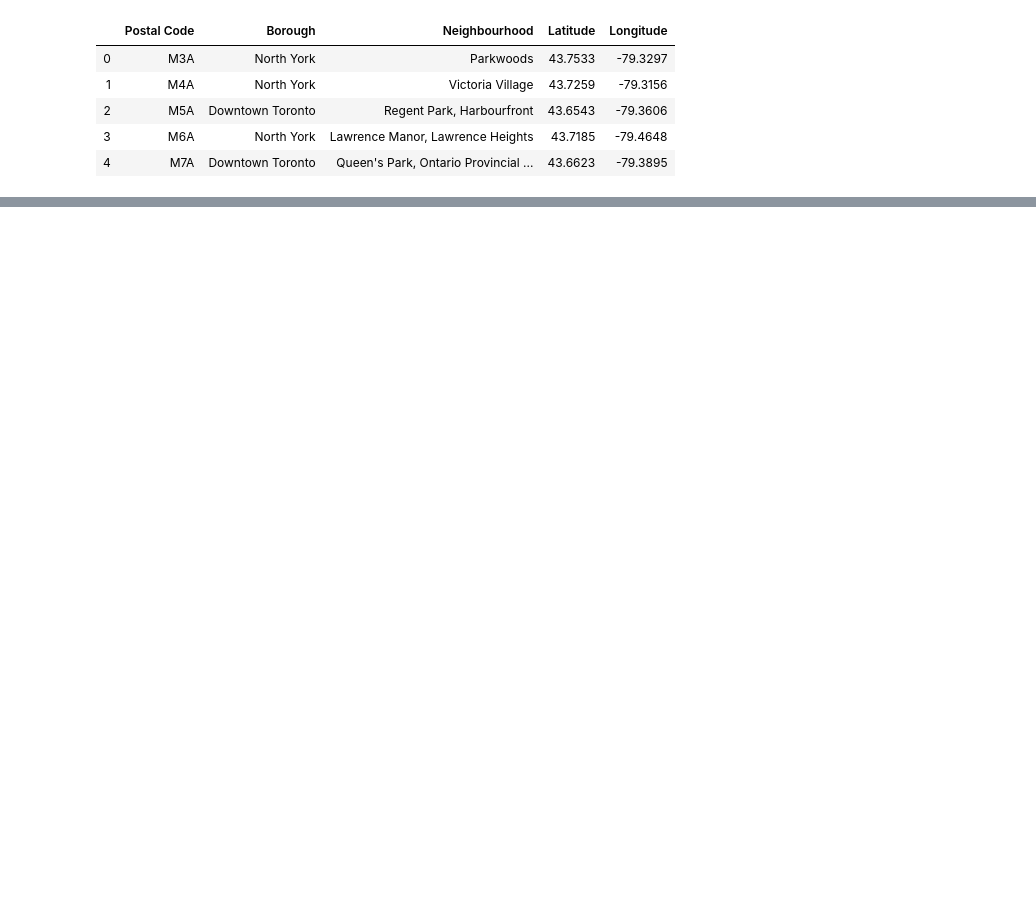
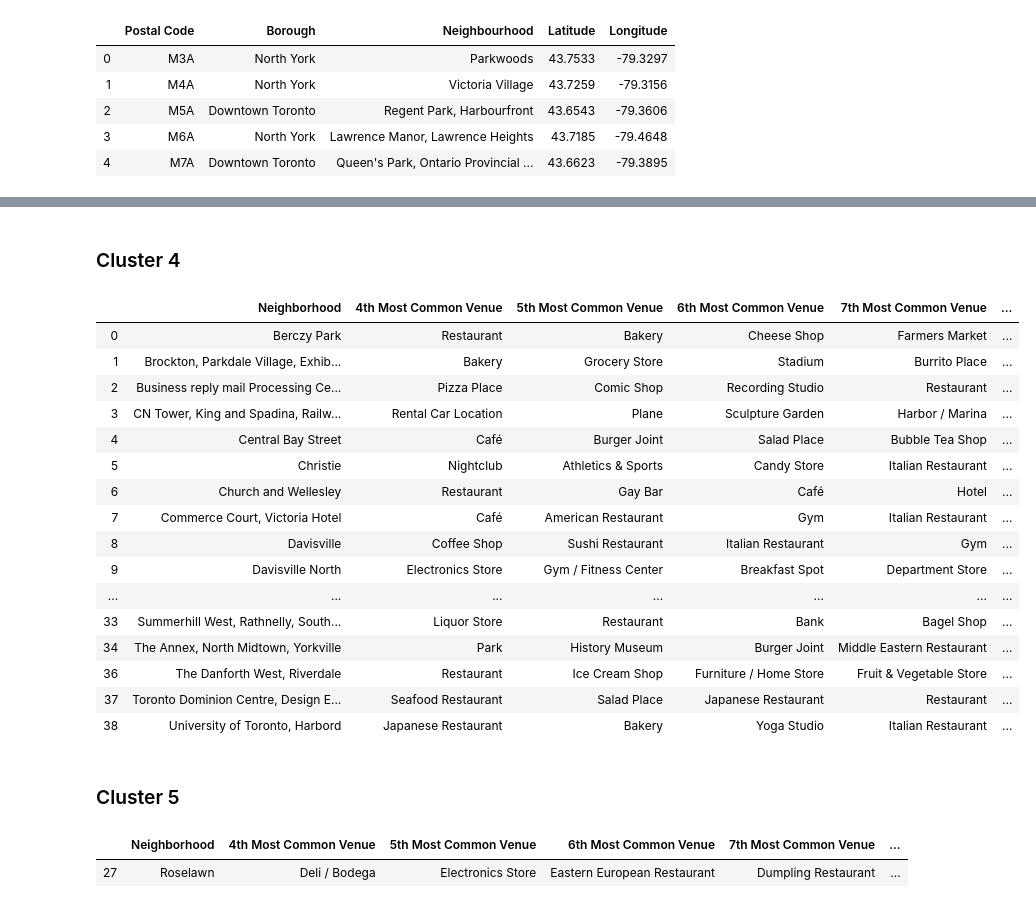
Before and after one commit to esperanza-garijo/Coursera_Capstone, a Jupyter notebook: neighbourhoods.ipynb, the cells around one changed output, grey strips where cells are left out. Cells and saved outputs as stored; diff of their text form; code cells hidden in the pictures; blank space fills up the shorter version.

Commit message:
Neighbourhoods v.3

```diff
--- a/neighbourhoods.ipynb
+++ b/neighbourhoods.ipynb
@@ -135,0 +149,10 @@ df_neigh.head()
+# %%
+# Obtain geographical coordinates of Toronto
+address = 'Toronto'
+
+geolocator = Nominatim(user_agent="toronto_explorer")
+location = geolocator.geocode(address)
+latitude = location.latitude
+longitude = location.longitude
+
+print("The coordinates of Toronto are: ", latitude, longitude)
@@ -135,0 +233,4 @@ df_neigh.head()
+# %%
+# Run the venue function and encode the results in a dataframe
+toronto_venues = getNearbyVenues(toronto_df['Neighbourhood'], toronto_df['Latitude'], toronto_df['Longitude'])
+toronto_venues.head()
@@ -135,0 +324,6 @@ df_neigh.head()
+# %%
+def return_most_common_venues(row, num_top_venues):
+    row_categories = row.iloc[1:]
+    row_categories_sorted = row_categories.sort_values(ascending=False)
+
+    return row_categories_sorted.index.values[0:num_top_venues]
@@ -135,0 +332,23 @@ df_neigh.head()
+# %%
+num_top_venues = 10
+
+indicators = ['st', 'nd', 'rd']
+
+# create columns according to number of top venues
+columns = ['Neighborhood']
+for ind in np.arange(num_top_venues):
+    try:
+        columns.append('{}{} Most Common Venue'.format(ind+1, indicators[ind]))
+    except:
+        columns.append('{}th Most Common Venue'.format(ind+1))
+
+# create a new dataframe
+neigh_venues_sorted = pd.DataFrame(columns=columns)
+neigh_venues_sorted['Neighborhood'] = toronto_grouped['Neighborhood']
+
+for ind in np.arange(toronto_grouped.shape[0]):
+    neigh_venues_sorted.iloc[ind, 1:] = return_most_common_venues(toronto_grouped.iloc[ind, :], num_top_venues)
+
+neigh_venues_sorted.insert(0, 'Cluster Labels', kmeans.labels_)
+
+neigh_venues_sorted.head()
@@ -135,0 +387,29 @@ df_neigh.head()
+# %% [markdown]
+### Cluster 4
+# %%
+neigh_venues_sorted.loc[neigh_venues_sorted['Cluster Labels'] == 3, neigh_venues_sorted.columns[[1] + list(range(5, neigh_venues_sorted.shape[1]))]]
+# %% [output]
+|  | Neighborhood | 4th Most Common Venue | 5th Most Common Venue | 6th Most Common Venue | 7th Most Common Venue | ... |
+| 0 | Berczy Park | Restaurant | Bakery | Cheese Shop | Farmers Market | ... |
+| 1 | Brockton, Parkdale Village, Exhib... | Bakery | Grocery Store | Stadium | Burrito Place | ... |
+| 2 | Business reply mail Processing Ce... | Pizza Place | Comic Shop | Recording Studio | Restaurant | ... |
+| 3 | CN Tower, King and Spadina, Railw... | Rental Car Location | Plane | Sculpture Garden | Harbor / Marina | ... |
+| 4 | Central Bay Street | Café | Burger Joint | Salad Place | Bubble Tea Shop | ... |
+| 5 | Christie | Nightclub | Athletics & Sports | Candy Store | Italian Restaurant | ... |
+| 6 | Church and Wellesley | Restaurant | Gay Bar | Café | Hotel | ... |
+| 7 | Commerce Court, Victoria Hotel | Café | American Restaurant | Gym | Italian Restaurant | ... |
+| 8 | Davisville | Coffee Shop | Sushi Restaurant | Italian Restaurant | Gym | ... |
+| 9 | Davisville North | Electronics Store | Gym / Fitness Center | Breakfast Spot | Department Store | ... |
+| ... | ... | ... | ... | ... | ... | ... |
+| 33 | Summerhill West, Rathnelly, South... | Liquor Store | Restaurant | Bank | Bagel Shop | ... |
+| 34 | The Annex, North Midtown, Yorkville | Park | History Museum | Burger Joint | Middle Eastern Restaurant | ... |
+| 36 | The Danforth West, Riverdale | Restaurant | Ice Cream Shop | Furniture / Home Store | Fruit & Vegetable Store | ... |
+| 37 | Toronto Dominion Centre, Design E... | Seafood Restaurant | Salad Place | Japanese Restaurant | Restaurant | ... |
+| 38 | University of Toronto, Harbord | Japanese Restaurant | Bakery | Yoga Studio | Italian Restaurant | ... |
+# %% [markdown]
+### Cluster 5
+# %%
+neigh_venues_sorted.loc[neigh_venues_sorted['Cluster Labels'] == 4, neigh_venues_sorted.columns[[1] + list(range(5, neigh_venues_sorted.shape[1]))]]
+# %% [output]
+|  | Neighborhood | 4th Most Common Venue | 5th Most Common Venue | 6th Most Common Venue | 7th Most Common Venue | ... |
+| 27 | Roselawn | Deli / Bodega | Electronics Store | Eastern European Restaurant | Dumpling Restaurant | ... |
```
Also changed, not shown: parts of 38 cells of this notebook.
